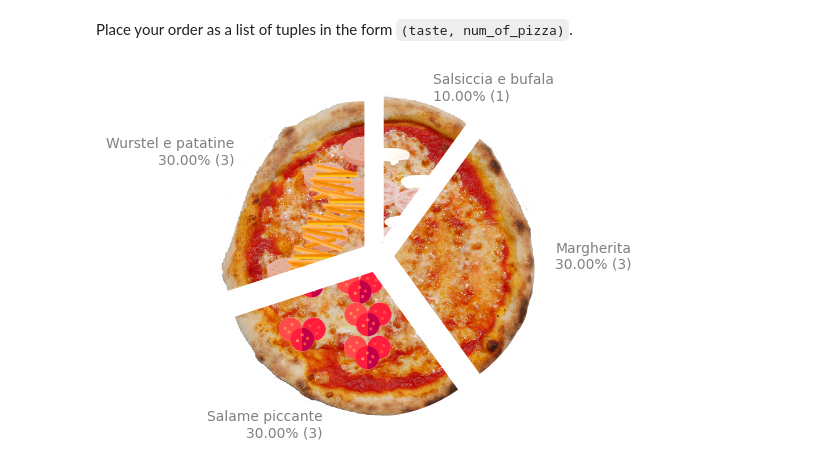
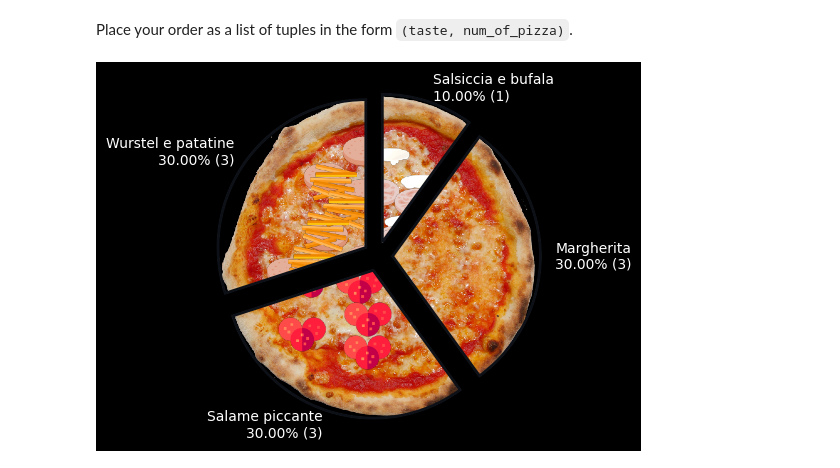
Before and after one commit to Luca-Pozzi/pizza_chart, a Jupyter notebook: pizza_chart_example.ipynb, the cells around one changed output. Saved outputs shown, nothing was run; the diff lists cells and outputs as text; code cells hidden in the pictures.

Commit message:
add support for plt dark theme

```diff
--- a/pizza_chart_example.ipynb
+++ b/pizza_chart_example.ipynb
@@ -7,12 +7,12 @@ Place your order as a list of tuples in the form `(taste, num_of_pizza)`.
 # %%
 from pizza_chart import plot_pizza_chart
 
 order = [("Wurstel e patatine", 3),
          ("Salame piccante", 3),
          ("Margherita", 3),
          ("Salsiccia e bufala", 1)
         ]
 
-pizza_chart = plot_pizza_chart(order, show=True)
+pizza_chart = plot_pizza_chart(order, show=True, dark_theme=True)
 # %% [output]
-[figure, old version]
+[figure, new version]
```
Also changed, not shown: 1 other file.
